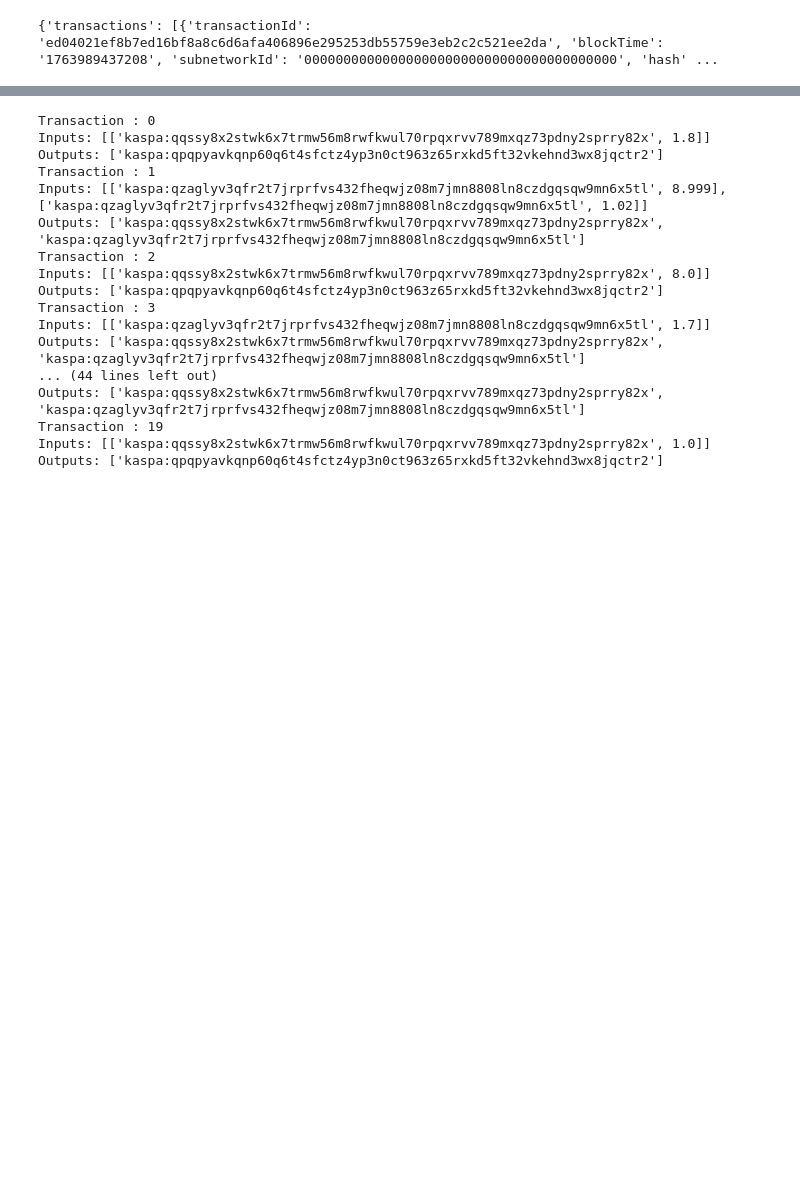
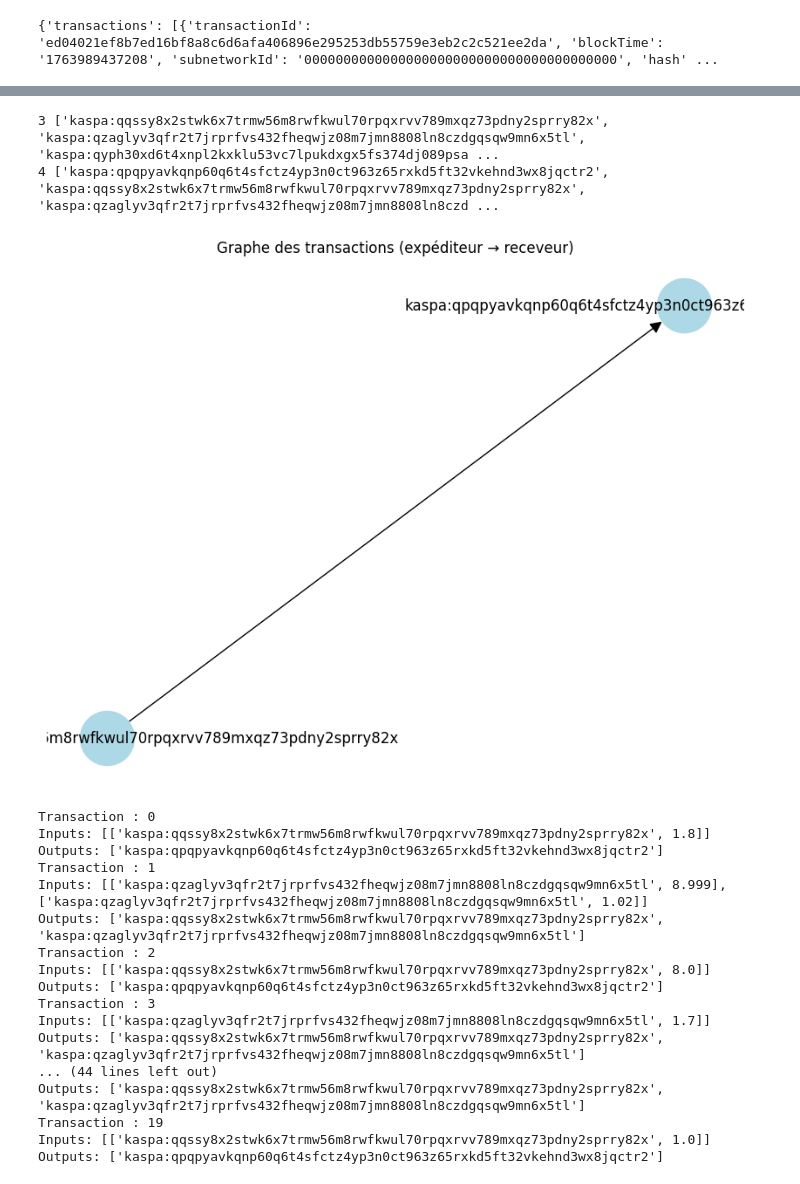
Before and after one commit to AugustinSamier/CryptoJudiciaire, a Jupyter notebook: scrapKaspa.ipynb, the cells around one changed output, grey strips where cells are left out. Saved outputs shown, nothing was run; the diff lists cells and outputs as text; code cells hidden in the pictures; blank space fills up the shorter version.

```diff
--- a/scrapKaspa.ipynb
+++ b/scrapKaspa.ipynb
@@ -19,3 +95,43 @@ print(data["transactions"][0]["inputs"][0]["previousOutput"]["amount"][:4])
+# %%
+inputs=[]
+outputs=[]
+G=nx.DiGraph()
+
+for transactions in data["transactions"]:
+    for input in transactions["inputs"]:
+        incomeAddress=input["previousOutput"]["scriptPublicKeyAddress"]
+        if incomeAddress not in inputs:
+            inputs.append(incomeAddress)
+
+    for output in transactions["outputs"]:
+        outcomeAddress=output["scriptPublicKeyAddress"]
+        if outcomeAddress not in outputs:
+            outputs.append(outcomeAddress)
+print(len(inputs),inputs)
+print(len(outputs),outputs)
+
+G=nx.DiGraph()
+G.add_edge(inputs[0],outputs[0])
+
+plt.figure(figsize=(8, 6))
+pos = nx.spring_layout(G)
+
+nx.draw(
+    G,
+    pos,
+    with_labels=True,
+    node_size=2000,
+    node_color="lightblue",
+    arrowsize=20,
+    font_size=12
+)
+
+plt.title("Graphe des transactions (expéditeur → receveur)")
+plt.show()
+# %% [output]
+3 ['kaspa:qqssy8x2stwk6x7trmw56m8rwfkwul70rpqxrvv789mxqz73pdny2sprry82x', 'kaspa:qzaglyv3qfr2t7jrprfvs432fheqwjz08m7jmn8808ln8czdgqsqw9mn6x5tl', 'kaspa:qyph30xd6t4xnpl2kxklu53vc7lpukdxgx5fs374dj089psa ...
+4 ['kaspa:qpqpyavkqnp60q6t4sfctz4yp3n0ct963z65rxkd5ft32vkehnd3wx8jqctr2', 'kaspa:qqssy8x2stwk6x7trmw56m8rwfkwul70rpqxrvv789mxqz73pdny2sprry82x', 'kaspa:qzaglyv3qfr2t7jrprfvs432fheqwjz08m7jmn8808ln8czd ...
+[figure, added]
 # %%
 contacts={}
 transacs_key=[]
```
Also changed, not shown: parts of 5 cells of this notebook, 1 other file.
